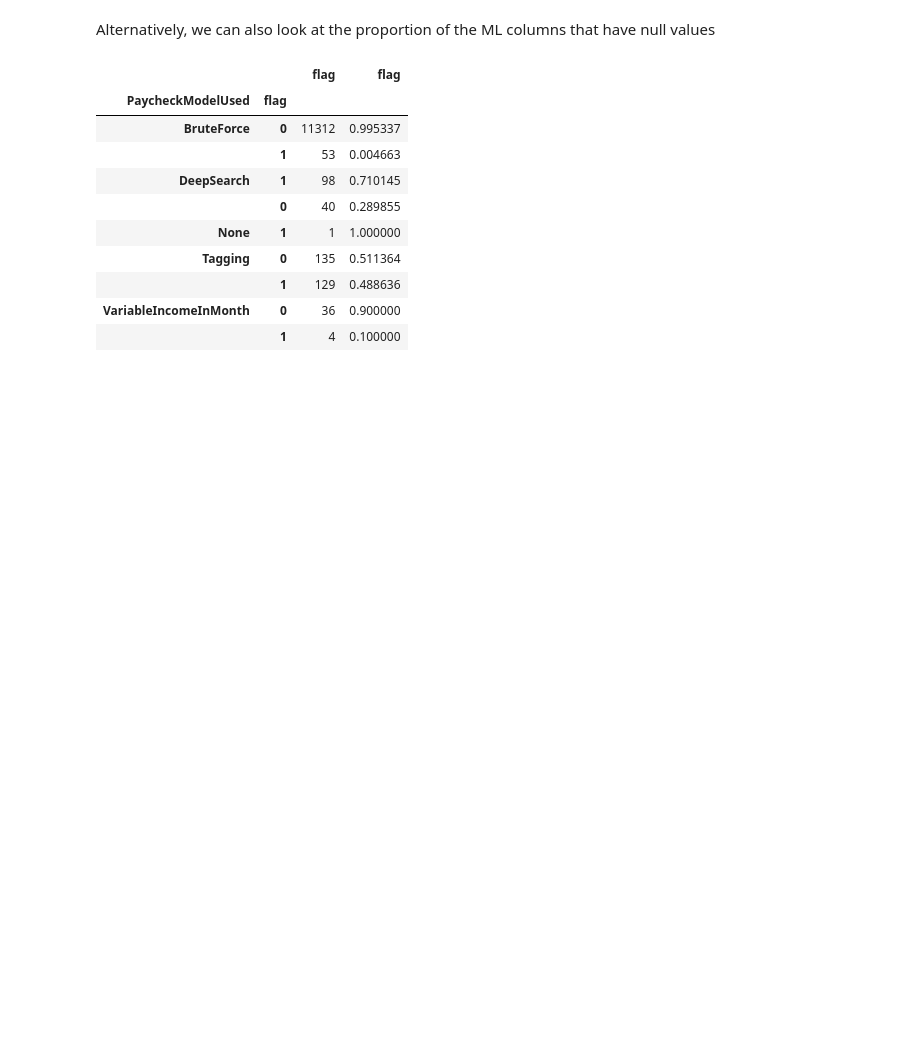
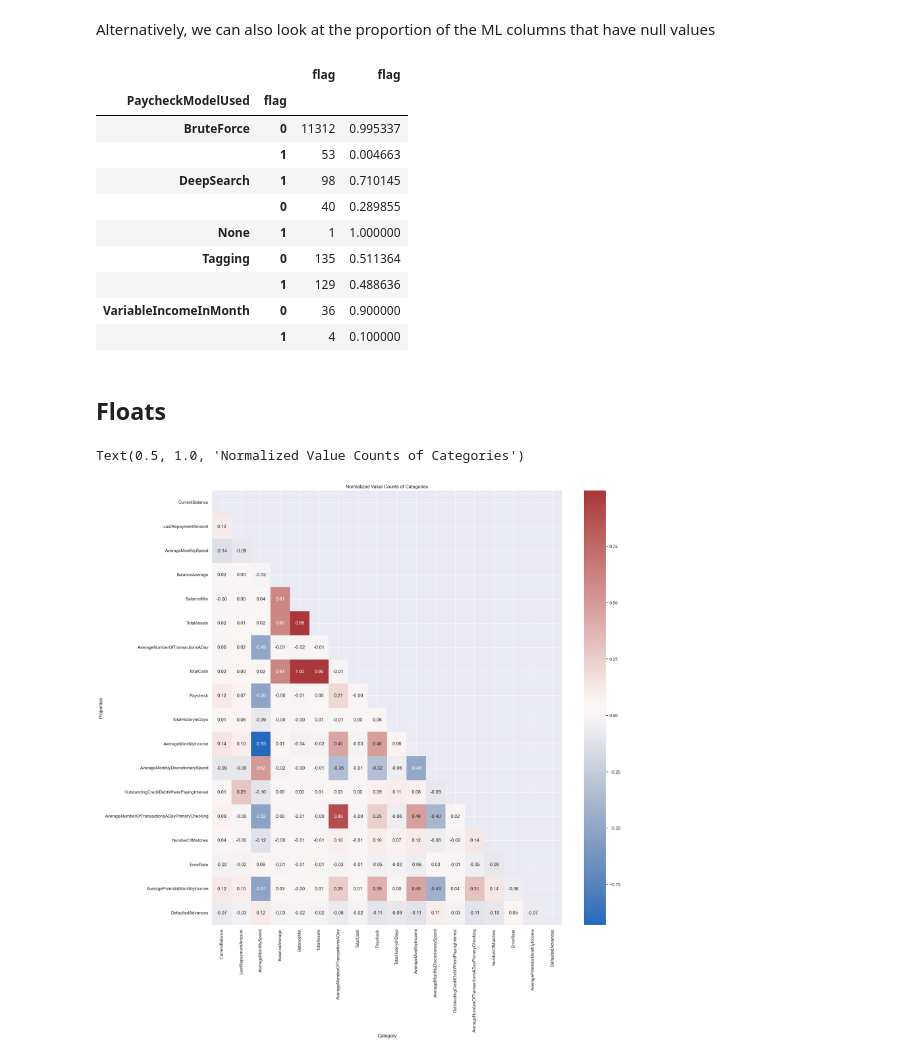
Before and after one commit to scunden/empower-th, a Jupyter notebook: notebooks/0-initial-exploration.ipynb, the cells around one changed output. Saved outputs shown, nothing was run; the diff lists cells and outputs as text; code cells hidden in the pictures; blank space fills up the shorter version.

```diff
--- a/notebooks/0-initial-exploration.ipynb
+++ b/notebooks/0-initial-exploration.ipynb
@@ -295,0 +323,14 @@ NumberOfMatches, ErrorRate, IsNameBased
+# %% [markdown]
+## Floats
+# %%
+corr= df[float_columns+[target_var]].corr()
+matrix = np.triu(corr)
+
+fig, ax = plt.subplots(figsize=(20,20))
+sns.heatmap(corr, annot=True, mask=matrix, fmt='.2f', cmap='vlag')
+ax.set_xlabel('Category')
+ax.set_ylabel('Proportion')
+ax.set_title('Normalized Value Counts of Categories')
+# %% [output]
+Text(0.5, 1.0, 'Normalized Value Counts of Categories')
+[figure, added]
```
Also changed, not shown: parts of 4 cells of this notebook, 1 other file.
